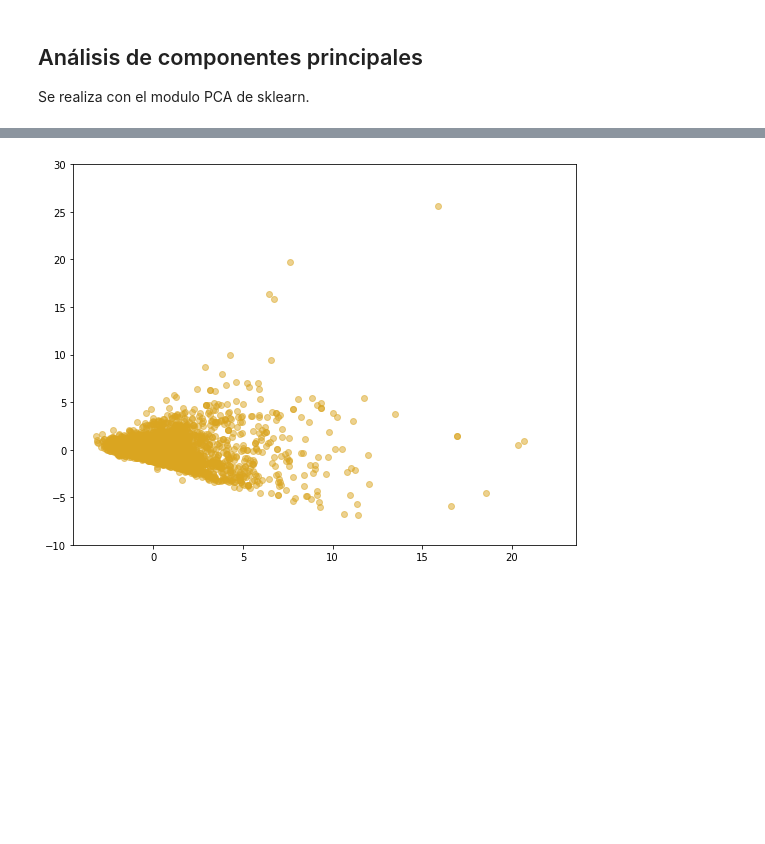
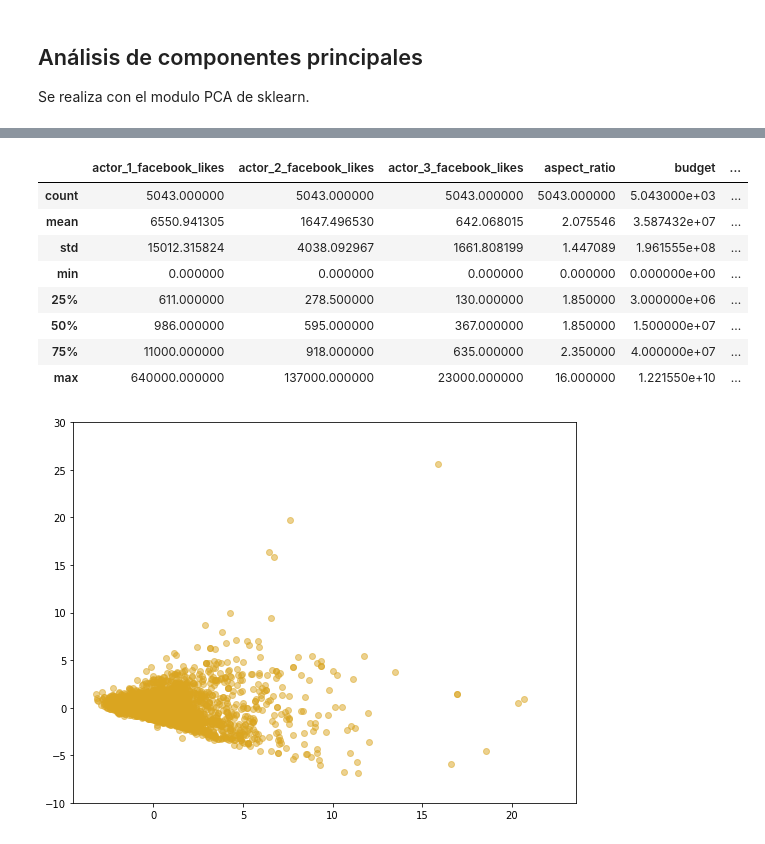
Before and after one commit to mmartglez/python_machine_learning, a Jupyter notebook: 6. Componentes Principales y K-Means.ipynb, the cells around one changed output, grey strips where cells are left out. Drawn from its saved outputs; the diff is of its cells as text; code cells hidden in the pictures; blank space fills up the shorter version.

```diff
--- a/6. Componentes Principales y K-Means.ipynb
+++ b/6. Componentes Principales y K-Means.ipynb
@@ -162 +193,14 @@ x_12d = pca.fit_transform(X_std)
+# %%
+X_std2=pd.DataFrame(X_std)
+movie_num.describe()
+# %% [output]
+|  | actor_1_facebook_likes | actor_2_facebook_likes | actor_3_facebook_likes | aspect_ratio | budget | ... |
+| count | 5043.000000 | 5043.000000 | 5043.000000 | 5043.000000 | 5.043000e+03 | ... |
+| mean | 6550.941305 | 1647.496530 | 642.068015 | 2.075546 | 3.587432e+07 | ... |
+| std | 15012.315824 | 4038.092967 | 1661.808199 | 1.447089 | 1.961555e+08 | ... |
+| min | 0.000000 | 0.000000 | 0.000000 | 0.000000 | 0.000000e+00 | ... |
+| 25% | 611.000000 | 278.500000 | 130.000000 | 1.850000 | 3.000000e+06 | ... |
+| 50% | 986.000000 | 595.000000 | 367.000000 | 1.850000 | 1.500000e+07 | ... |
+| 75% | 11000.000000 | 918.000000 | 635.000000 | 2.350000 | 4.000000e+07 | ... |
+| max | 640000.000000 | 137000.000000 | 23000.000000 | 16.000000 | 1.221550e+10 | ... |
 # %%
```
Also changed, not shown: parts of 12 cells of this notebook, 1 other file.
